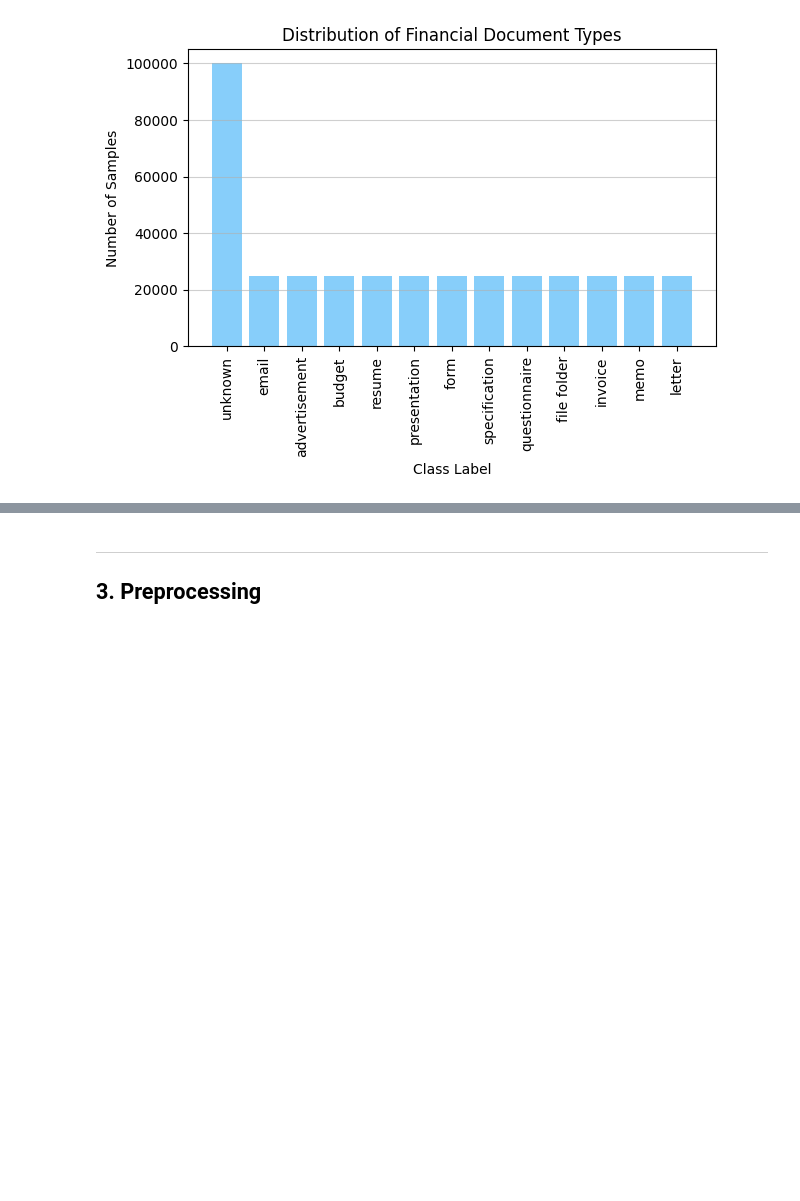
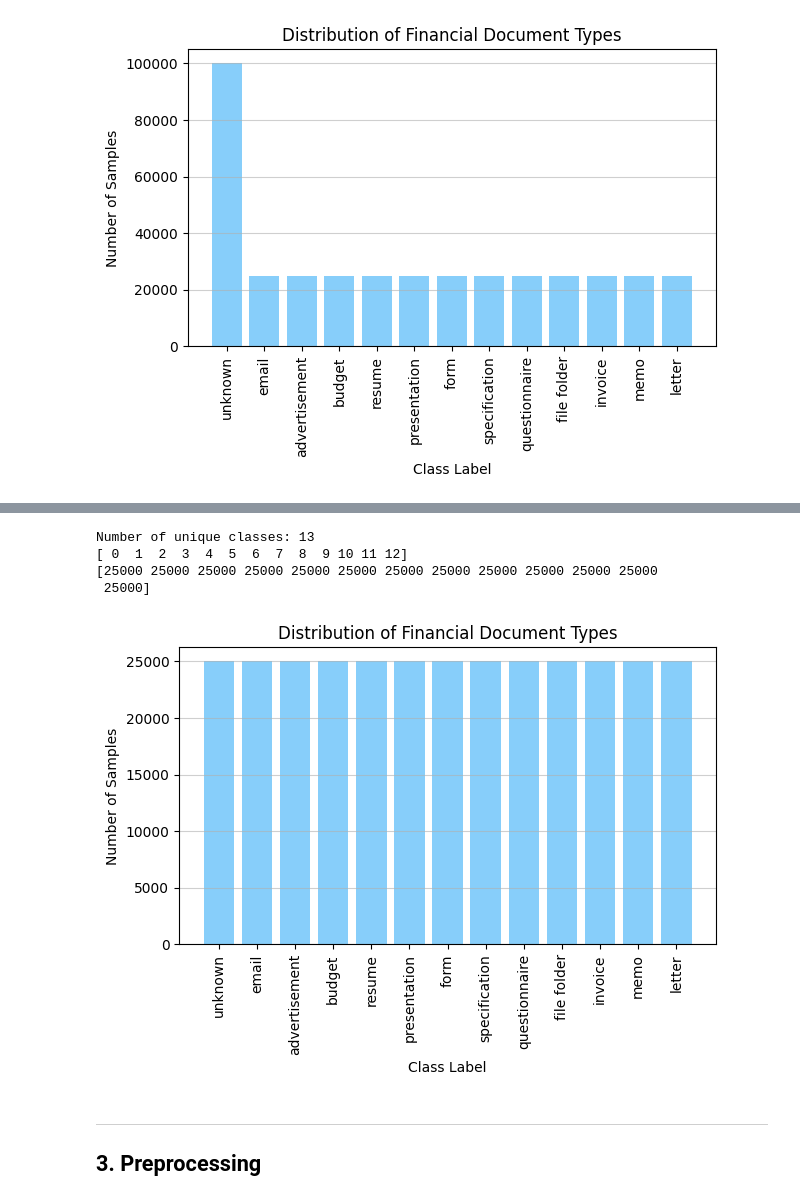
Before and after one commit to SherifHamed1/Invoice-Classification-From-Scanned-Documents, a Jupyter notebook: notebook.ipynb, the cells around one changed output, grey strips where cells are left out. Saved outputs shown, nothing was run; the diff lists cells and outputs as text; code cells hidden in the pictures; blank space fills up the shorter version.

Commit message:
Testing Model

```diff
--- a/notebook.ipynb
+++ b/notebook.ipynb
@@ -193,3 +197,31 @@ Number of unique classes: 13
+# %%
+from datasets import DatasetDict
+
+ds = concatenate_datasets([ds['train'],ds['validation'],ds['test']])
+
+known_ds = ds.filter(lambda x: x["label"] != 0)
+unknown_ds = ds.filter(lambda x:  x["label"] == 0)
+
+testing_unknown_ds = unknown_ds.filter(lambda example, idx: idx % 4 != 0, with_indices=True)
+unknown_ds = unknown_ds.filter(lambda example, idx: idx % 4 == 0, with_indices=True)
+
+ds = concatenate_datasets([known_ds,unknown_ds])
+
+train_test_ds = ds.train_test_split(test_size = 0.2)
+validation_test_ds = train_test_ds["test"].train_test_split(test_size = 0.5)
+
+ds = DatasetDict({
+    'train': train_test_ds['train'],
+    'test': validation_test_ds['test'],
+    'validation': validation_test_ds['train']})
+
+show_class_distribution(ds)
+# %% [output]
+Number of unique classes: 13
+[ 0  1  2  3  4  5  6  7  8  9 10 11 12]
+[25000 25000 25000 25000 25000 25000 25000 25000 25000 25000 25000 25000
+ 25000]
+[figure, added]
 # %% [markdown]
 ---
 ## 3. Preprocessing
```
Also changed, not shown: parts of 24 cells of this notebook, 3 other files.
